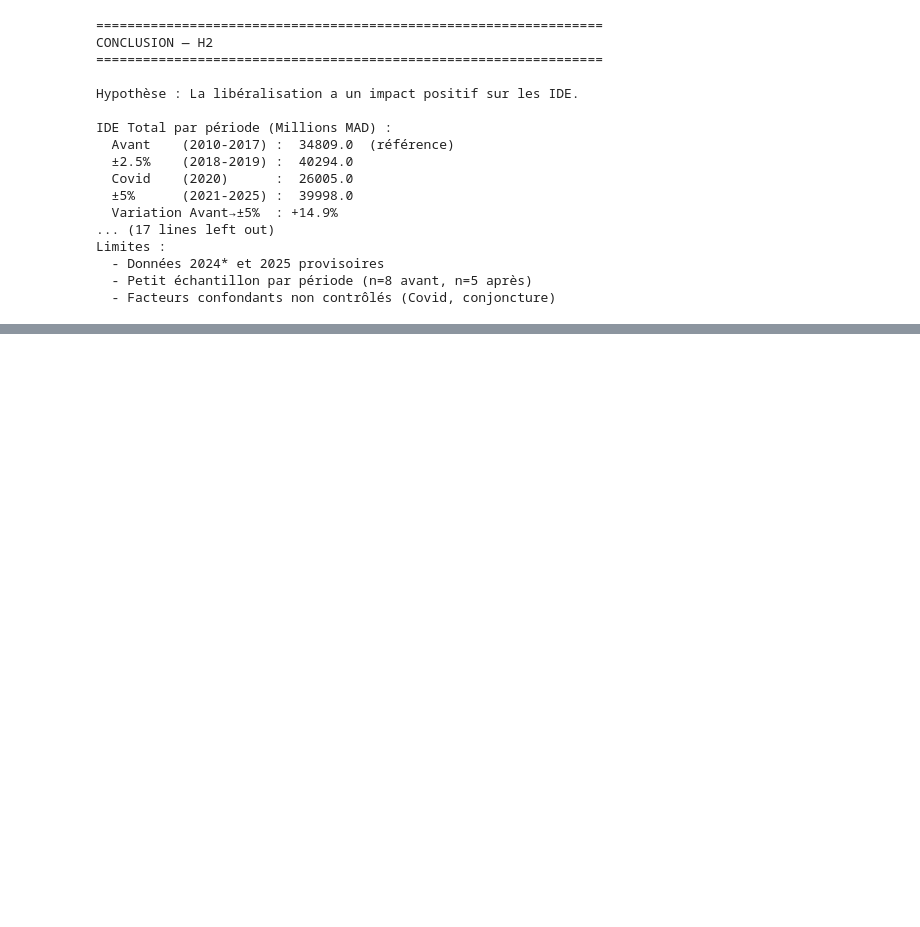
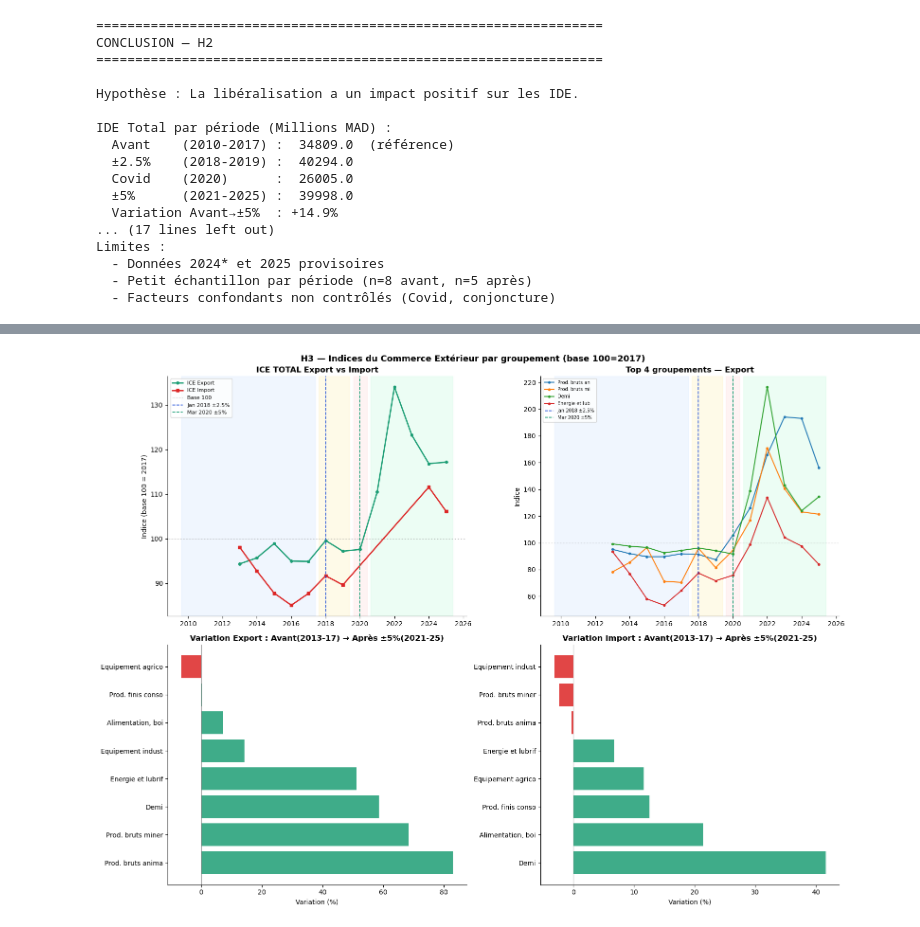
Before and after one commit to JanahAsmae/liberalisation-regime-change-maroc, a Jupyter notebook: notebooks/test_hypotheses.ipynb, the cells around one changed output, grey strips where cells are left out. Saved outputs shown, nothing was run; the diff lists cells and outputs as text; code cells hidden in the pictures; blank space fills up the shorter version.

```diff
--- a/notebooks/test_hypotheses.ipynb
+++ b/notebooks/test_hypotheses.ipynb
@@ -876,0 +1352,83 @@ Limites :
+# %%
+# Visualisation ICE
+
+fig, axes = plt.subplots(2, 2, figsize=(16, 12))
+fig.suptitle("H3 — Indices du Commerce Extérieur par groupement (base 100=2017)",
+             fontsize=13, fontweight='bold')
+
+# Haut gauche — TOTAL Export et Import annuel
+ax = axes[0, 0]
+ice_exp_ann = ice_exp.groupby('annee')['TOTAL'].mean()
+ice_imp_ann = ice_imp.groupby('annee')['TOTAL'].mean()
+
+ax.plot(ice_exp_ann.index, ice_exp_ann.values,
+        color='#1D9E75', linewidth=2,
+        marker='o', markersize=4, label='ICE Export')
+ax.plot(ice_imp_ann.index, ice_imp_ann.values,
+        color='#DC2626', linewidth=2,
+        marker='s', markersize=4, label='ICE Import')
+ax.axhline(100, color='gray', linewidth=0.8,
+           linestyle=':', alpha=0.6, label='Base 100')
+add_bands(ax, is_date=False)
+ax.set_title("ICE TOTAL Export vs Import", fontweight='bold')
+ax.set_ylabel("Indice (base 100 = 2017)")
+ax.legend(fontsize=8)
+ax.spines['top'].set_visible(False)
+ax.spines['right'].set_visible(False)
+
+# Haut droite — Top groupements export
+ax = axes[0, 1]
+top3_exp = [e[0] for e in sorted(evol_exp,
+            key=lambda x: abs(x[3]), reverse=True)[:4]]
+for g in top3_exp:
+    ann = ice_exp.groupby('annee')[g].mean()
+    ax.plot(ann.index, ann.values,
+            linewidth=1.5, marker='o', markersize=3,
+            label=g.split('-')[1][:15].strip() if '-' in g else g[:15])
+
+ax.axhline(100, color='gray', linewidth=0.8, linestyle=':')
+add_bands(ax, is_date=False)
+ax.set_title("Top 4 groupements — Export", fontweight='bold')
+ax.set_ylabel("Indice")
+ax.legend(fontsize=7)
+ax.spines['top'].set_visible(False)
+ax.spines['right'].set_visible(False)
+
+# Bas gauche — Variation export par groupement
+ax = axes[1, 0]
+g_labels = [e[0].split('-')[1][:18].strip()
+            if '-' in e[0] else e[0][:18] for e in evol_exp]
+variations_exp = [e[3] for e in evol_exp]
+colors_bar = ['#1D9E75' if v > 0 else '#DC2626' for v in variations_exp]
+
+bars = ax.barh(g_labels, variations_exp,
+               color=colors_bar, alpha=0.85)
+ax.axvline(0, color='gray', linewidth=0.8)
+ax.set_title("Variation Export : Avant(2013-17) → Après ±5%(2021-25)",
+             fontweight='bold')
+ax.set_xlabel("Variation (%)")
+ax.spines['top'].set_visible(False)
+ax.spines['right'].set_visible(False)
+
+# Bas droite — Variation import par groupement
+ax = axes[1, 1]
+g_labels_imp = [e[0].split('-')[1][:18].strip()
+                if '-' in e[0] else e[0][:18] for e in evol_imp]
+variations_imp = [e[3] for e in evol_imp]
+colors_bar_imp = ['#1D9E75' if v > 0 else '#DC2626' for v in variations_imp]
+
+ax.barh(g_labels_imp, variations_imp,
+        color=colors_bar_imp, alpha=0.85)
+ax.axvline(0, color='gray', linewidth=0.8)
+ax.set_title("Variation Import : Avant(2013-17) → Après ±5%(2021-25)",
+             fontweight='bold')
+ax.set_xlabel("Variation (%)")
+ax.spines['top'].set_visible(False)
+ax.spines['right'].set_visible(False)
+
+plt.tight_layout()
+plt.savefig("../visualisation/viz_H3_ice_produits.png",
+            bbox_inches='tight', dpi=150)
+plt.show()
+# %% [output]
+[figure, added]
```
Also changed, not shown: parts of 11 cells of this notebook, 2 other files.
